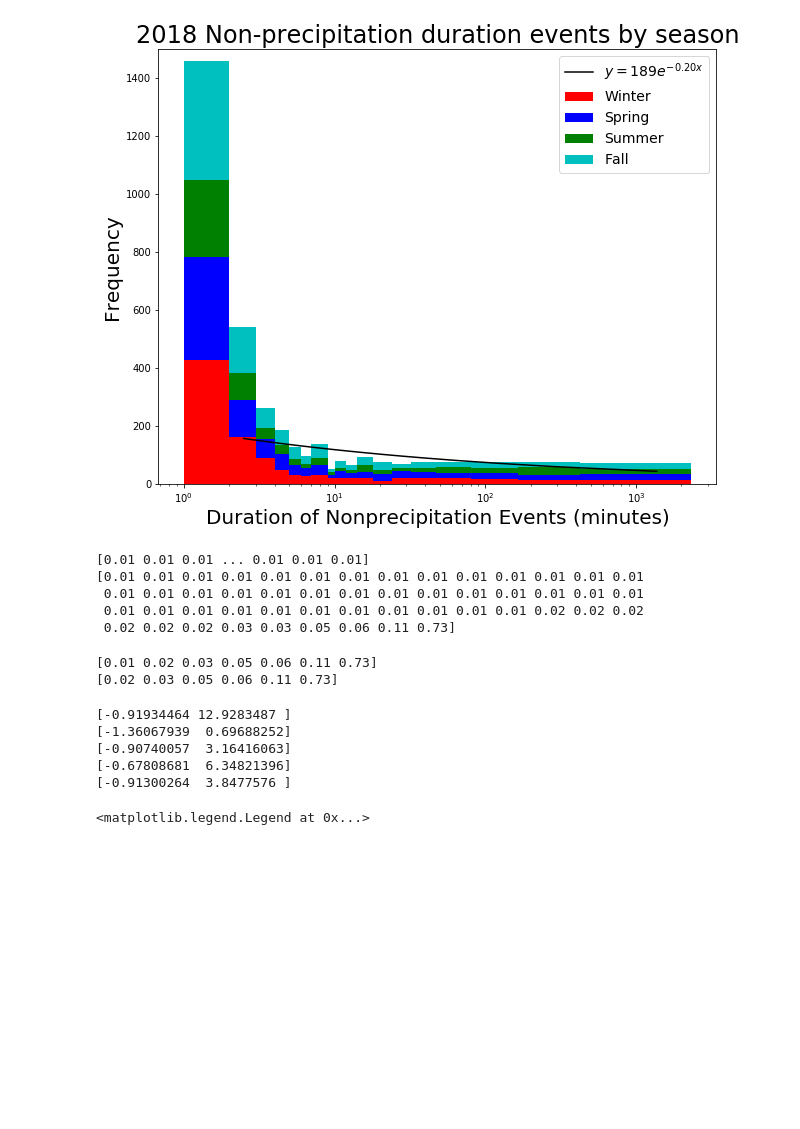
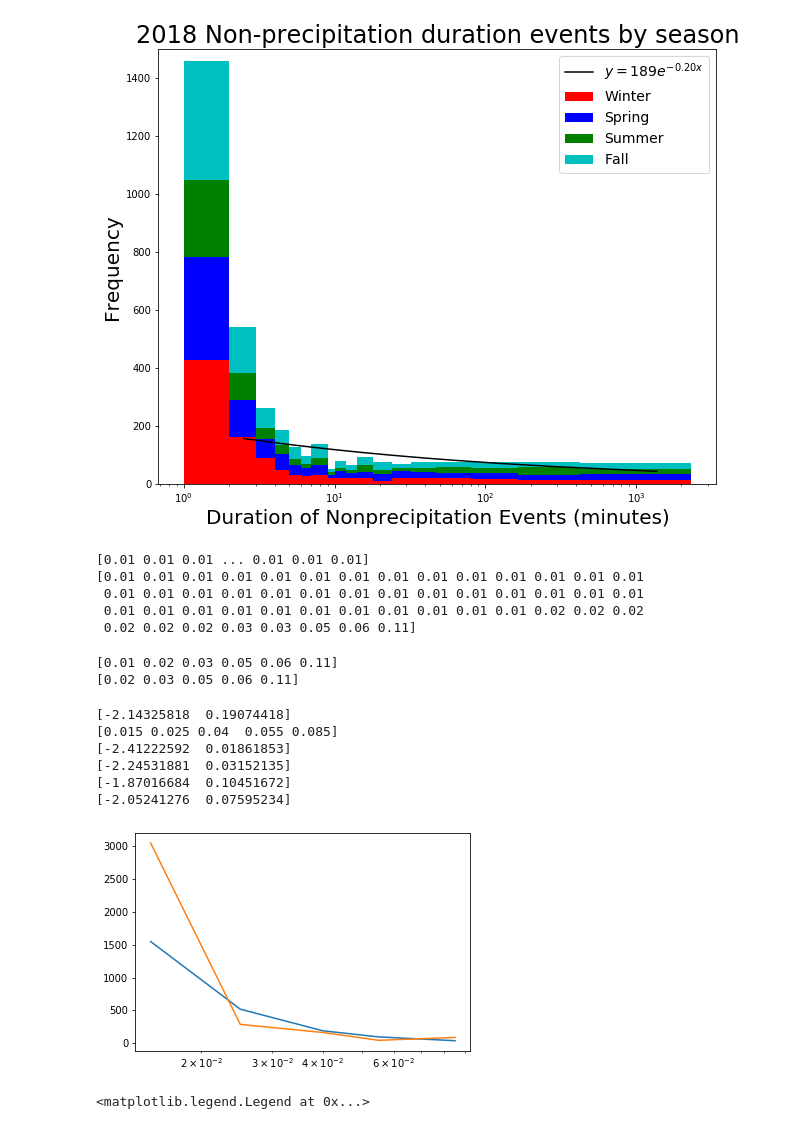
Before and after one commit to zhangt3-e/senior_thesis, a Jupyter notebook: Code/intensity_and_non_precip.ipynb, the cells around one changed output. Drawn from its saved outputs; the diff is of its cells as text; code cells hidden in the pictures; blank space fills up the shorter version.

```diff
--- a/Code/intensity_and_non_precip.ipynb
+++ b/Code/intensity_and_non_precip.ipynb
@@ -76,17 +76,6 @@ print(nonpre_perc17)
  9.0000e+00 1.0000e+01 1.1000e+01 1.4000e+01 1.6000e+01 2.0000e+01
  2.7000e+01 3.5000e+01 4.8000e+01 6.6000e+01 1.0480e+02 2.4120e+02
  1.2352e+03 3.4692e+03 1.5394e+04]
-# %%
-def calc(precip_data, what_bin):
-    hist, bin_edge = np.histogram(precip_data, bins = what_bin)
-    log_y = np.log(hist)
-    bin_val = np.zeros(len(what_bin)-1)
-    for i in range(len(what_bin)-1):
-        bin_val[i] = (what_bin[i] + what_bin[i+1])/2
-    logx = np.log(bin_val)
-    curve_fit = np.polyfit(logx, log_y,1)
-    curve_fit[1] = np.exp(curve_fit[1])
-    return curve_fit, bin_val
 # %%
 non_perc_17 = np.unique(nonpre_perc17)
 print(non_perc_17)
@@ -289,10 +278,10 @@ for i in range(0,20000):
     hold = precip18[i]
     if hold > 0:
         countAll_18 += 1
-int_perc18 = np.zeros(51)
+int_perc18 = np.zeros(50)
 inten18 = np.divide(preciptotal18[:countAll_18], precip18[:countAll_18])
 print(inten18)
-for i in range(0, 51):
+for i in range(0, 50):
     int_perc18[i] = np.round(np.percentile(inten18, i*2),2)
 print(int_perc18)
 
@@ -324,7 +313,7 @@ Finten18 = np.divide(Fpreciptotal18[:Fcount18], Fprecip18[:Fcount18] )
 [0.01 0.01 0.01 0.01 0.01 0.01 0.01 0.01 0.01 0.01 0.01 0.01 0.01 0.01
  0.01 0.01 0.01 0.01 0.01 0.01 0.01 0.01 0.01 0.01 0.01 0.01 0.01 0.01
  0.01 0.01 0.01 0.01 0.01 0.01 0.01 0.01 0.01 0.01 0.01 0.02 0.02 0.02
- 0.02 0.02 0.02 0.03 0.03 0.05 0.06 0.11 0.73]
+ 0.02 0.02 0.02 0.03 0.03 0.05 0.06 0.11]
 # %%
 intensa18 = np.unique(int_perc18)
 print(intensa18)
@@ -332,26 +321,27 @@ one = [intensa18[0]]
 intens18 = np.setdiff1d(intensa18, one)
 print(intens18)
 # %% [output]
-[0.01 0.02 0.03 0.05 0.06 0.11 0.73]
-[0.02 0.03 0.05 0.06 0.11 0.73]
+[0.01 0.02 0.03 0.05 0.06 0.11]
+[0.02 0.03 0.05 0.06 0.11]
 # %%
-int_18coef, int_bin_val_18 = calc(inten18, intensa18)
+int_18coef, int_bin_val_18, hist18 = calc(inten18, intensa18)
 print(int_18coef)
-
-Wint_18coef, Wint_bin_val_18 = calc(Winten18, intensa18)
+print(int_bin_val_18)
+Wint_18coef, Wint_bin_val_18, Whist18 = calc(Winten18, intensa18)
 print(Wint_18coef)
 
-Sp_int_18coef, Sp_int_bin_val_18 = calc(Sp_inten18, intensa18)
+Sp_int_18coef, Sp_int_bin_val_18, Sp_hist18 = calc(Sp_inten18, intensa18)
 print(Sp_int_18coef)
 
-Su_int_18coef, Su_int_bin_val_18 = calc(Su_inten18, intensa18)
+Su_int_18coef, Su_int_bin_val_18, Su_hist18 = calc(Su_inten18, intensa18)
 print(Su_int_18coef)
 
-Fint_18coef, Fint_bin_val_18 = calc(Finten18, intensa18)
+Fint_18coef, Fint_bin_val_18, Fhist18 = calc(Finten18, intensa18)
 print(Fint_18coef)
 # %% [output]
-[-0.91934464 12.9283487 ]
-[-1.36067939  0.69688252]
-[-0.90740057  3.16416063]
-[-0.67808681  6.34821396]
-[-0.91300264  3.8477576 ]
+[-2.14325818  0.19074418]
+[0.015 0.025 0.04  0.055 0.085]
+[-2.41222592  0.01861853]
+[-2.24531881  0.03152135]
+[-1.87016684  0.10451672]
+[-2.05241276  0.07595234]
@@ -358,3 +359,10 @@ print(Fint_18coef)
+# %%
+plt.plot(int_bin_val_18, int_18coef[1]*np.exp(np.log(int_bin_val_18)*int_18coef[0]))
+plt.plot(int_bin_val_18, hist18)
+#plt.yscale('log')
+plt.xscale('log')
+# %% [output]
+[figure, added]
 # %%
 plt.figure(figsize = (10,8))
 plt.hist([ Winten18, Sp_inten18, Su_inten18,Finten18], bins = int_perc18, range= (int_perc18.min(), int_perc18.max()), color = ['r','b','g','c'], stacked =True)
```
Also changed, not shown: parts of 1 cell of this notebook, 3 other files.
